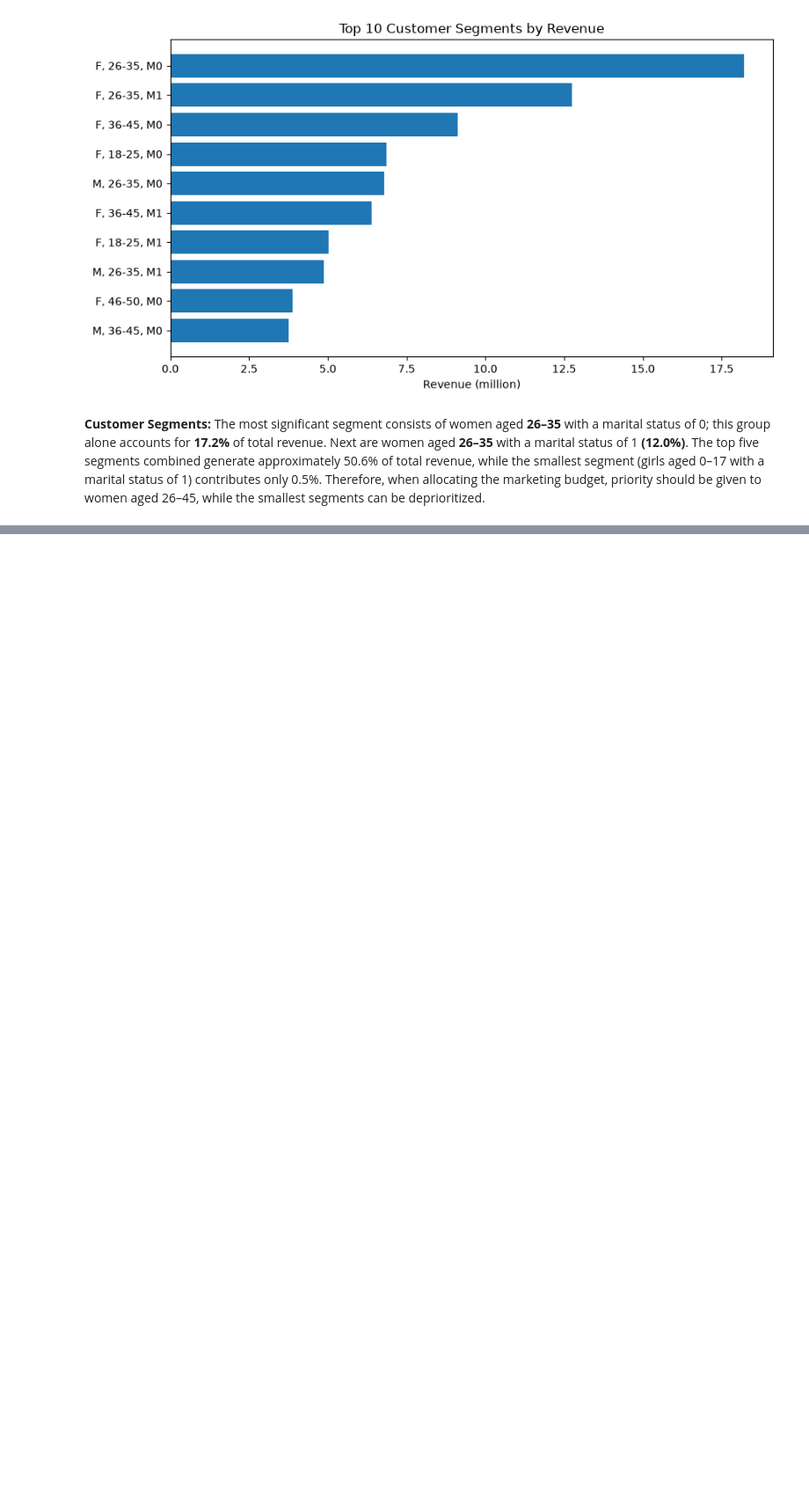
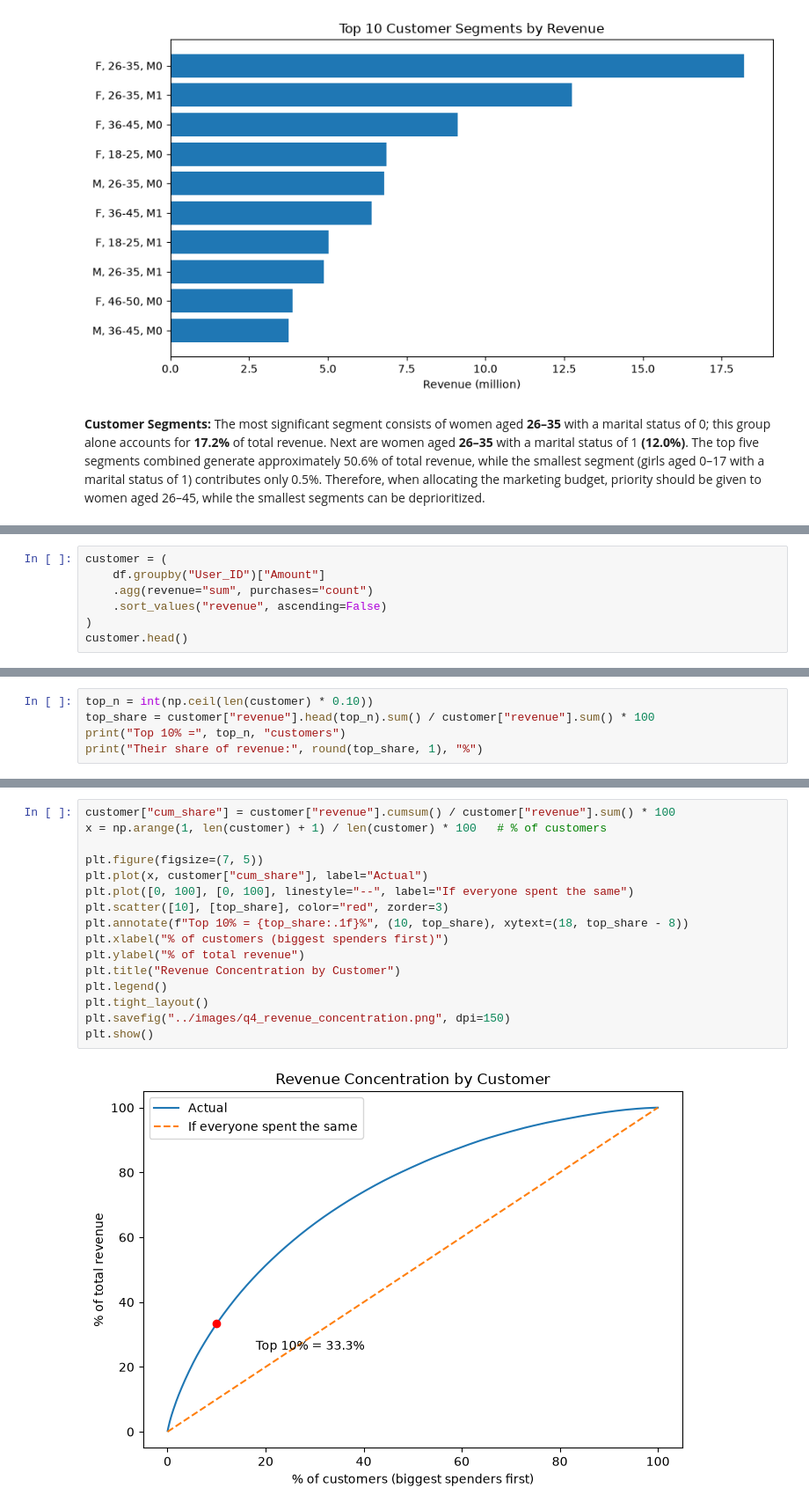
Before and after one commit to ariful3551/diwali_sales_analysis, a Jupyter notebook: notebooks/03_eda_and_visualization.ipynb, the cells around one changed output, grey strips where cells are left out. Shown at 88% size. Drawn from its saved outputs; the diff is of its cells as text; blank space fills up the shorter version.

Commit message:
Add Q4: revenue concentration by customer

```diff
--- a/notebooks/03_eda_and_visualization.ipynb
+++ b/notebooks/03_eda_and_visualization.ipynb
@@ -259,0 +262,7 @@ plt.show()
+# %%
+customer = (
+    df.groupby("User_ID")["Amount"]
+    .agg(revenue="sum", purchases="count")
+    .sort_values("revenue", ascending=False)
+)
+customer.head()
@@ -259,0 +281,5 @@ plt.show()
+# %%
+top_n = int(np.ceil(len(customer) * 0.10))
+top_share = customer["revenue"].head(top_n).sum() / customer["revenue"].sum() * 100
+print("Top 10% =", top_n, "customers")
+print("Their share of revenue:", round(top_share, 1), "%")
@@ -259,0 +316,18 @@ plt.show()
+# %%
+customer["cum_share"] = customer["revenue"].cumsum() / customer["revenue"].sum() * 100
+x = np.arange(1, len(customer) + 1) / len(customer) * 100   # % of customers
+
+plt.figure(figsize=(7, 5))
+plt.plot(x, customer["cum_share"], label="Actual")
+plt.plot([0, 100], [0, 100], linestyle="--", label="If everyone spent the same")
+plt.scatter([10], [top_share], color="red", zorder=3)
+plt.annotate(f"Top 10% = {top_share:.1f}%", (10, top_share), xytext=(18, top_share - 8))
+plt.xlabel("% of customers (biggest spenders first)")
+plt.ylabel("% of total revenue")
+plt.title("Revenue Concentration by Customer")
+plt.legend()
+plt.tight_layout()
+plt.savefig("../images/q4_revenue_concentration.png", dpi=150)
+plt.show()
+# %% [output]
+[figure, added]
```
Also changed, not shown: parts of 8 cells of this notebook, 1 other file.
